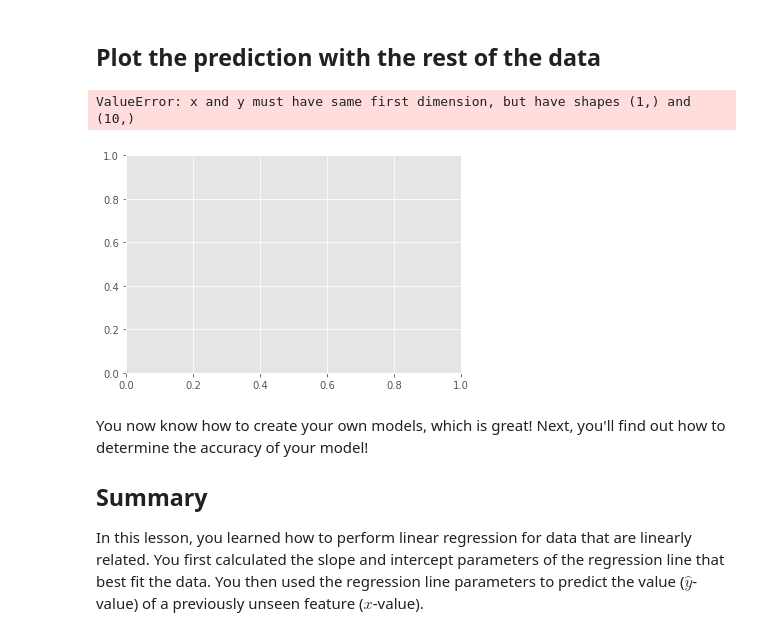
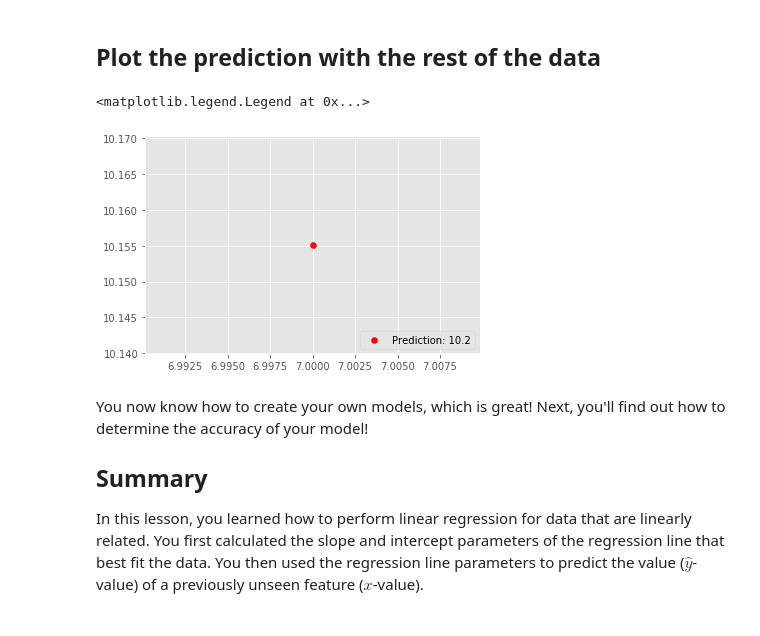
Before and after one commit to qgrigsby/dsc-simple-linear-regression-lab-hbs-ds-060120, a Jupyter notebook: index.ipynb, the cells around one changed output. Cells and saved outputs as stored; diff of their text form; code cells hidden in the pictures.

```diff
--- a/index.ipynb
+++ b/index.ipynb
@@ -159,11 +159,11 @@ y_predicted
 ## Plot the prediction with the rest of the data
 # %%
 # Plot as above and show the predicted value
-plt.plot(x_new, regression_line, label= "Regression Line")
-plt.legend()
+plt.scatter(x_new,y_predicted,color='r',label='Prediction: '+ str(np.round(y_predicted,1)))
+plt.legend(loc=4)
 # %% [output]
-ValueError: x and y must have same first dimension, but have shapes (1,) and (10,)
+<matplotlib.legend.Legend at 0x...>
-[figure, old version]
+[figure, new version]
 # %% [markdown]
 You now know how to create your own models, which is great! Next, you'll find out how to determine the accuracy of your model!
 
```
